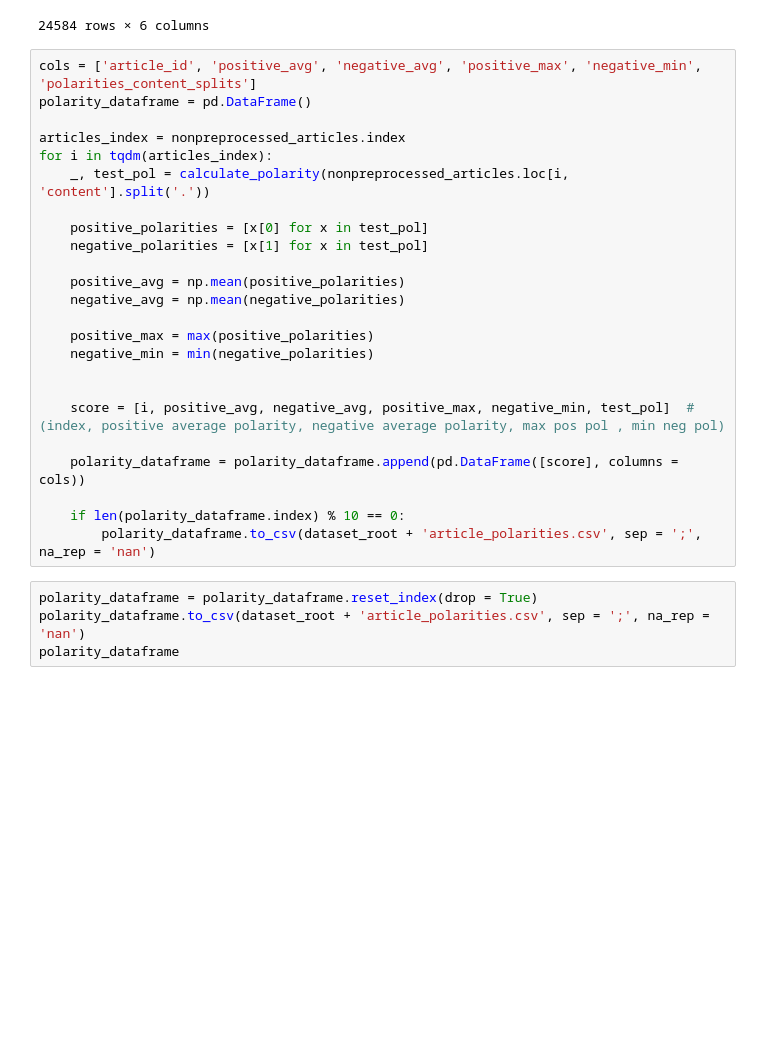
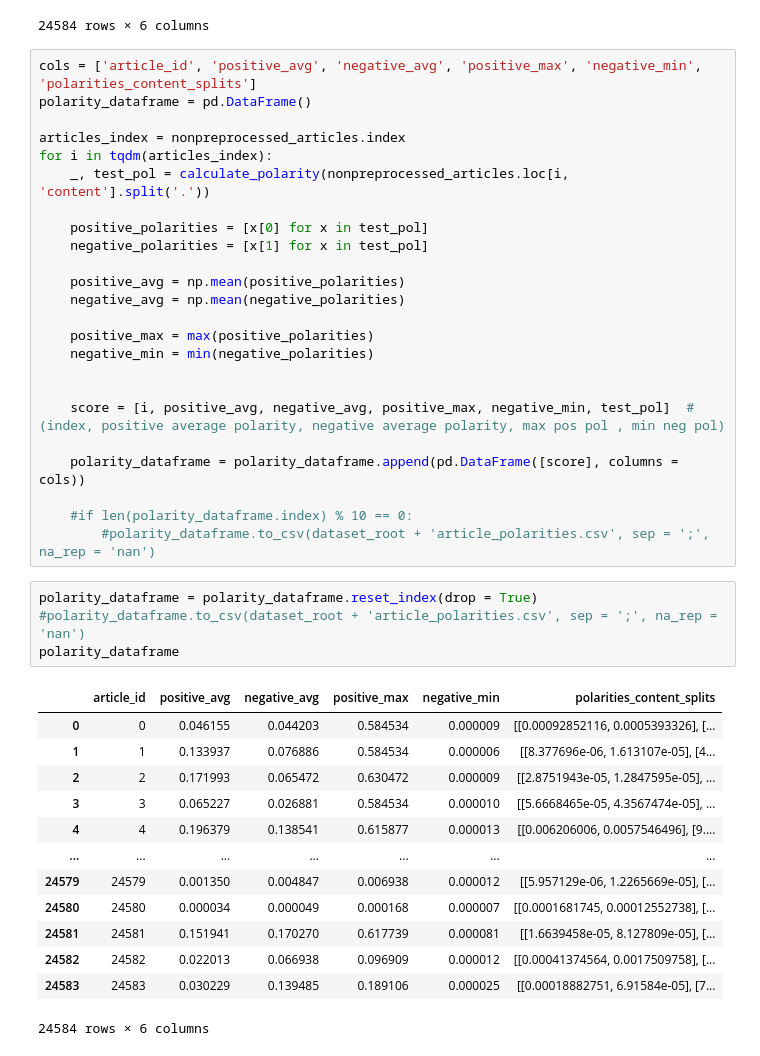
Before and after one commit to Gruntrexpewrus/StatLearnTeam, a Jupyter notebook: articles_analysis/Polarity_Analysis.ipynb, the cells around one changed output. Drawn from its saved outputs; the diff is of its cells as text; blank space fills up the shorter version.

```diff
--- a/articles_analysis/Polarity_Analysis.ipynb
+++ b/articles_analysis/Polarity_Analysis.ipynb
@@ -45,9 +45,23 @@ for i in tqdm(articles_index):
 
     polarity_dataframe = polarity_dataframe.append(pd.DataFrame([score], columns = cols))
 
-    if len(polarity_dataframe.index) % 10 == 0:
-        polarity_dataframe.to_csv(dataset_root + 'article_polarities.csv', sep = ';', na_rep = 'nan')
+    #if len(polarity_dataframe.index) % 10 == 0:
+        #polarity_dataframe.to_csv(dataset_root + 'article_polarities.csv', sep = ';', na_rep = 'nan')
 # %%
 polarity_dataframe = polarity_dataframe.reset_index(drop = True)
-polarity_dataframe.to_csv(dataset_root + 'article_polarities.csv', sep = ';', na_rep = 'nan')
+#polarity_dataframe.to_csv(dataset_root + 'article_polarities.csv', sep = ';', na_rep = 'nan')
 polarity_dataframe
+# %% [output]
+|  | article_id | positive_avg | negative_avg | positive_max | negative_min | polarities_content_splits |
+| 0 | 0 | 0.046155 | 0.044203 | 0.584534 | 0.000009 | [[0.00092852116, 0.0005393326], [... |
+| 1 | 1 | 0.133937 | 0.076886 | 0.584534 | 0.000006 | [[8.377696e-06, 1.613107e-05], [4... |
+| 2 | 2 | 0.171993 | 0.065472 | 0.630472 | 0.000009 | [[2.8751943e-05, 1.2847595e-05], ... |
+| 3 | 3 | 0.065227 | 0.026881 | 0.584534 | 0.000010 | [[5.6668465e-05, 4.3567474e-05], ... |
+| 4 | 4 | 0.196379 | 0.138541 | 0.615877 | 0.000013 | [[0.006206006, 0.0057546496], [9.... |
+| ... | ... | ... | ... | ... | ... | ... |
+| 24579 | 24579 | 0.001350 | 0.004847 | 0.006938 | 0.000012 | [[5.957129e-06, 1.2265669e-05], [... |
+| 24580 | 24580 | 0.000034 | 0.000049 | 0.000168 | 0.000007 | [[0.0001681745, 0.00012552738], [... |
+| 24581 | 24581 | 0.151941 | 0.170270 | 0.617739 | 0.000081 | [[1.6639458e-05, 8.127809e-05], [... |
+| 24582 | 24582 | 0.022013 | 0.066938 | 0.096909 | 0.000012 | [[0.00041374564, 0.0017509758], [... |
+| 24583 | 24583 | 0.030229 | 0.139485 | 0.189106 | 0.000025 | [[0.00018882751, 6.91584e-05], [7... |
+24584 rows × 6 columns
```
Also changed, not shown: 2 other files.
